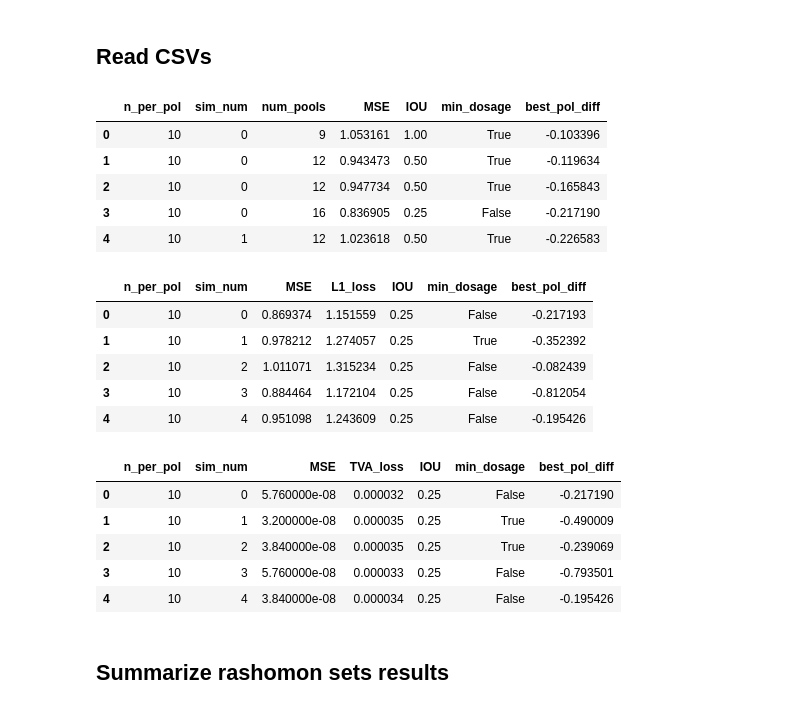
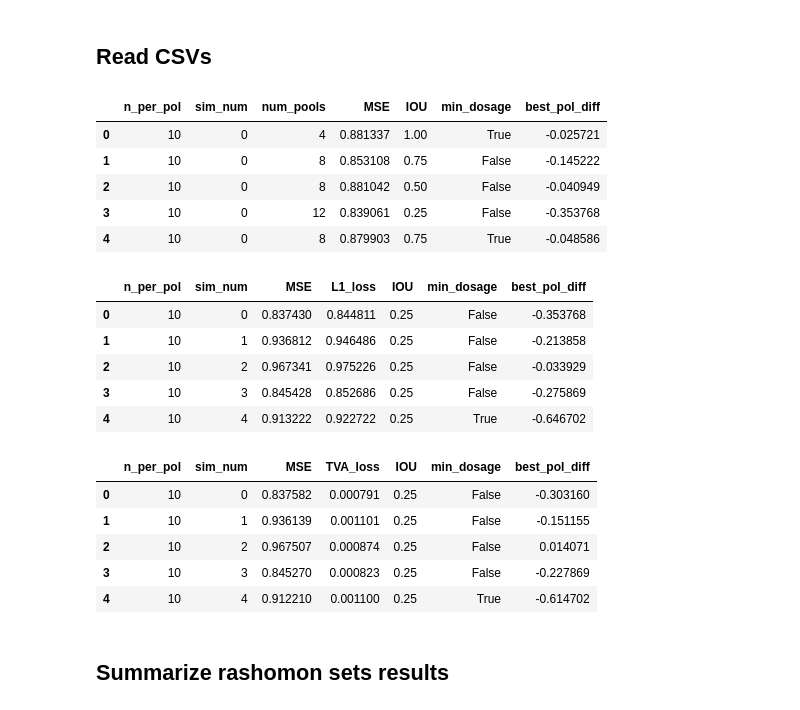
Before and after one commit to AparaV/rashomon-partition-sets, a Jupyter notebook: Code/analyze_results.ipynb, the cells around one changed output. Cells and saved outputs as stored; diff of their text form; code cells hidden in the pictures.

Commit message:
Updated TVA results

```diff
--- a/Code/analyze_results.ipynb
+++ b/Code/analyze_results.ipynb
@@ -13,43 +13,43 @@ from copy import deepcopy
 ## Read CSVs
 # %%
 rashomon_csv = "../Results/worst_case/worst_case_rashomon.csv"
-rashomon_csv = "../Results/worst_case/worst_case_rashomon_test.csv"
+# rashomon_csv = "../Results/worst_case/worst_case_rashomon_test.csv"
 rashomon_raw_df = pd.read_csv(rashomon_csv)
 rashomon_raw_df = rashomon_raw_df.drop("Unnamed: 0", axis=1)
 rashomon_raw_df.head()
 # %% [output]
 |  | n_per_pol | sim_num | num_pools | MSE | IOU | min_dosage | best_pol_diff |
-| 0 | 10 | 0 | 9 | 1.053161 | 1.00 | True | -0.103396 |
-| 1 | 10 | 0 | 12 | 0.943473 | 0.50 | True | -0.119634 |
-| 2 | 10 | 0 | 12 | 0.947734 | 0.50 | True | -0.165843 |
-| 3 | 10 | 0 | 16 | 0.836905 | 0.25 | False | -0.217190 |
-| 4 | 10 | 1 | 12 | 1.023618 | 0.50 | True | -0.226583 |
+| 0 | 10 | 0 | 4 | 0.881337 | 1.00 | True | -0.025721 |
+| 1 | 10 | 0 | 8 | 0.853108 | 0.75 | False | -0.145222 |
+| 2 | 10 | 0 | 8 | 0.881042 | 0.50 | False | -0.040949 |
+| 3 | 10 | 0 | 12 | 0.839061 | 0.25 | False | -0.353768 |
+| 4 | 10 | 0 | 8 | 0.879903 | 0.75 | True | -0.048586 |
 # %%
 lasso_csv = "../Results/worst_case/worst_case_lasso.csv"
-lasso_csv = "../Results/worst_case/worst_case_lasso_test.csv"
+# lasso_csv = "../Results/worst_case/worst_case_lasso_test.csv"
 lasso_raw_df = pd.read_csv(lasso_csv)
 lasso_raw_df = lasso_raw_df.drop("Unnamed: 0", axis=1)
 lasso_raw_df.head()
 # %% [output]
 |  | n_per_pol | sim_num | MSE | L1_loss | IOU | min_dosage | best_pol_diff |
-| 0 | 10 | 0 | 0.869374 | 1.151559 | 0.25 | False | -0.217193 |
-| 1 | 10 | 1 | 0.978212 | 1.274057 | 0.25 | True | -0.352392 |
-| 2 | 10 | 2 | 1.011071 | 1.315234 | 0.25 | False | -0.082439 |
-| 3 | 10 | 3 | 0.884464 | 1.172104 | 0.25 | False | -0.812054 |
-| 4 | 10 | 4 | 0.951098 | 1.243609 | 0.25 | False | -0.195426 |
+| 0 | 10 | 0 | 0.837430 | 0.844811 | 0.25 | False | -0.353768 |
+| 1 | 10 | 1 | 0.936812 | 0.946486 | 0.25 | False | -0.213858 |
+| 2 | 10 | 2 | 0.967341 | 0.975226 | 0.25 | False | -0.033929 |
+| 3 | 10 | 3 | 0.845428 | 0.852686 | 0.25 | False | -0.275869 |
+| 4 | 10 | 4 | 0.913222 | 0.922722 | 0.25 | True | -0.646702 |
 # %%
 tva_csv = "../Results/worst_case/worst_case_tva.csv"
-tva_csv = "../Results/worst_case/worst_case_tva_test.csv"
+# tva_csv = "../Results/worst_case/worst_case_tva_test.csv"
 tva_raw_df = pd.read_csv(tva_csv)
 tva_raw_df = tva_raw_df.drop("Unnamed: 0", axis=1)
 tva_raw_df.head()
 # %% [output]
 |  | n_per_pol | sim_num | MSE | TVA_loss | IOU | min_dosage | best_pol_diff |
-| 0 | 10 | 0 | 5.760000e-08 | 0.000032 | 0.25 | False | -0.217190 |
-| 1 | 10 | 1 | 3.200000e-08 | 0.000035 | 0.25 | True | -0.490009 |
-| 2 | 10 | 2 | 3.840000e-08 | 0.000035 | 0.25 | True | -0.239069 |
-| 3 | 10 | 3 | 5.760000e-08 | 0.000033 | 0.25 | False | -0.793501 |
-| 4 | 10 | 4 | 3.840000e-08 | 0.000034 | 0.25 | False | -0.195426 |
+| 0 | 10 | 0 | 0.837582 | 0.000791 | 0.25 | False | -0.303160 |
+| 1 | 10 | 1 | 0.936139 | 0.001101 | 0.25 | False | -0.151155 |
+| 2 | 10 | 2 | 0.967507 | 0.000874 | 0.25 | False | 0.014071 |
+| 3 | 10 | 3 | 0.845270 | 0.000823 | 0.25 | False | -0.227869 |
+| 4 | 10 | 4 | 0.912210 | 0.001100 | 0.25 | True | -0.614702 |
 # %%
 # ct_csv = "../Results/worst_case_causal_trees.csv"
 # ct_raw_df = pd.read_csv(ct_csv)
```
Also changed, not shown: parts of 10 cells of this notebook, 6 other files.
